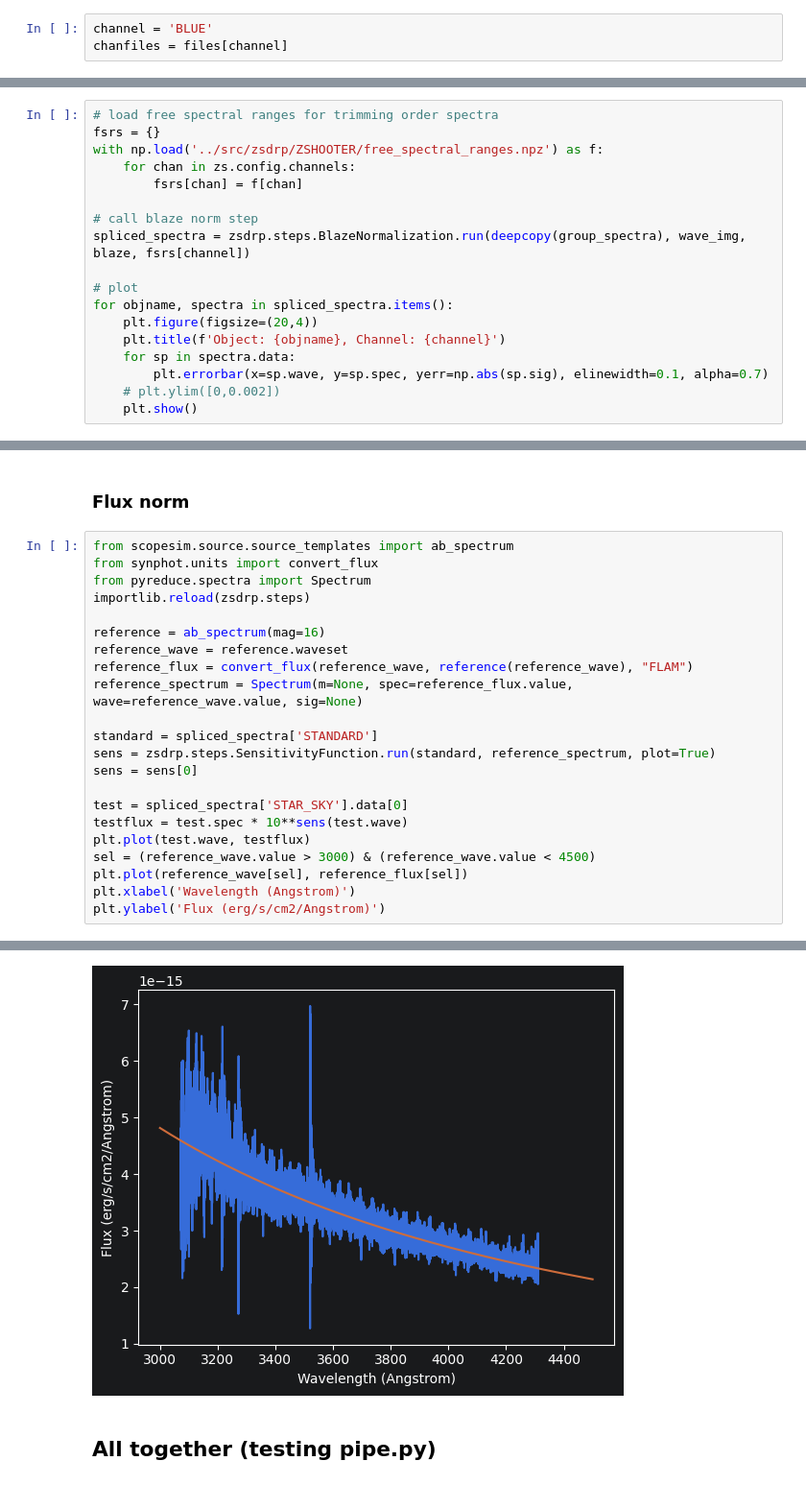
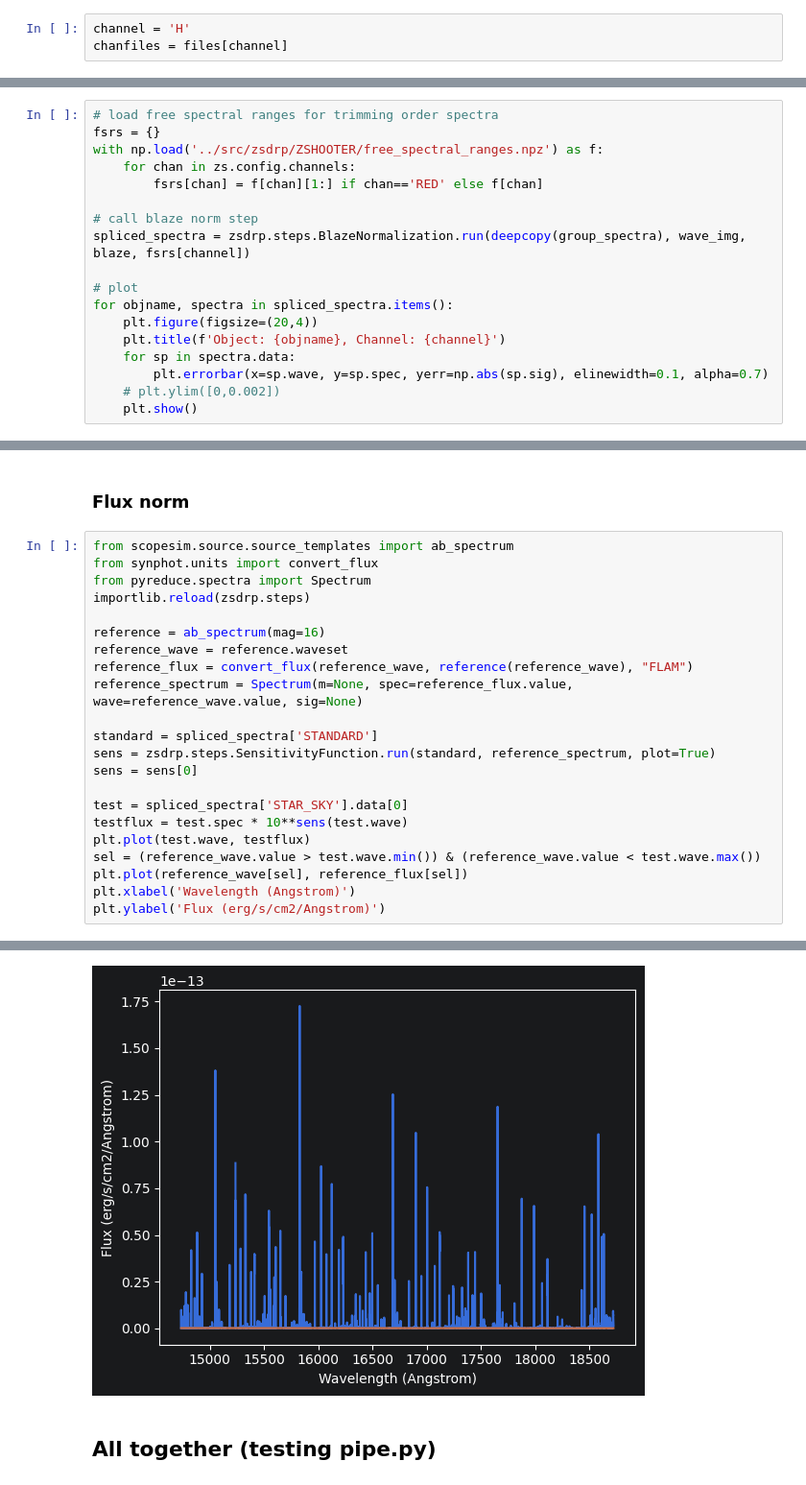
Before and after one commit to CaltechOpticalObservatories/zshooter-drp, a Jupyter notebook: notebooks/extraction_demo.ipynb, the cells around one changed output, grey strips where cells are left out. Shown at 96% size. Cells and saved outputs as stored; diff of their text form.

```diff
--- a/notebooks/extraction_demo.ipynb
+++ b/notebooks/extraction_demo.ipynb
@@ -108,7 +108,7 @@ Let's reduce the data of one channel step-by-step using core algorithms from pyr
 
 The output directory is simply set to a folder named `reduced` inside your input directory.
 # %%
-channel = 'BLUE'
+channel = 'H'
 chanfiles = files[channel]
 # %% [markdown]
 ### Master combine and load mask
@@ -244,7 +246,7 @@ Science extraction parameters: {'extraction_type': 'optimal', 'extraction_height
 fsrs = {}
 with np.load('../src/zsdrp/ZSHOOTER/free_spectral_ranges.npz') as f:
     for chan in zs.config.channels:
-        fsrs[chan] = f[chan]
+        fsrs[chan] = f[chan][1:] if chan=='RED' else f[chan]
 
 # call blaze norm step
 spliced_spectra = zsdrp.steps.BlazeNormalization.run(deepcopy(group_spectra), wave_img, blaze, fsrs[channel])
@@ -280,7 +282,7 @@ sens = sens[0]
 test = spliced_spectra['STAR_SKY'].data[0]
 testflux = test.spec * 10**sens(test.wave)
 plt.plot(test.wave, testflux)
-sel = (reference_wave.value > 3000) & (reference_wave.value < 4500)
+sel = (reference_wave.value > test.wave.min()) & (reference_wave.value < test.wave.max())
 plt.plot(reference_wave[sel], reference_flux[sel])
 plt.xlabel('Wavelength (Angstrom)')
 plt.ylabel('Flux (erg/s/cm2/Angstrom)')
@@ -289,5 +291,5 @@ plt.ylabel('Flux (erg/s/cm2/Angstrom)')
 Text(0, 0.5, 'Flux (erg/s/cm2/Angstrom)')
-[figure, old version]
+[figure, new version]
 # %% [markdown]
 ## All together (testing pipe.py)
 # %%
```
Also changed, not shown: parts of 10 cells of this notebook.
